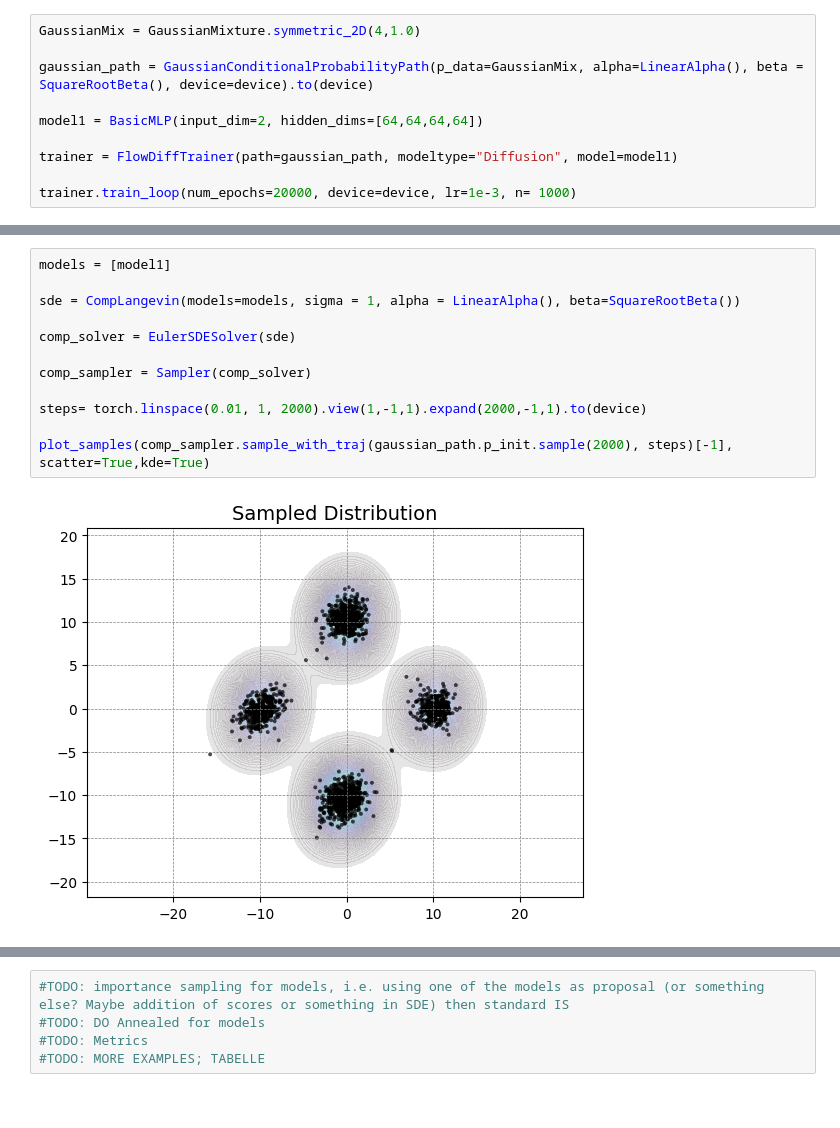
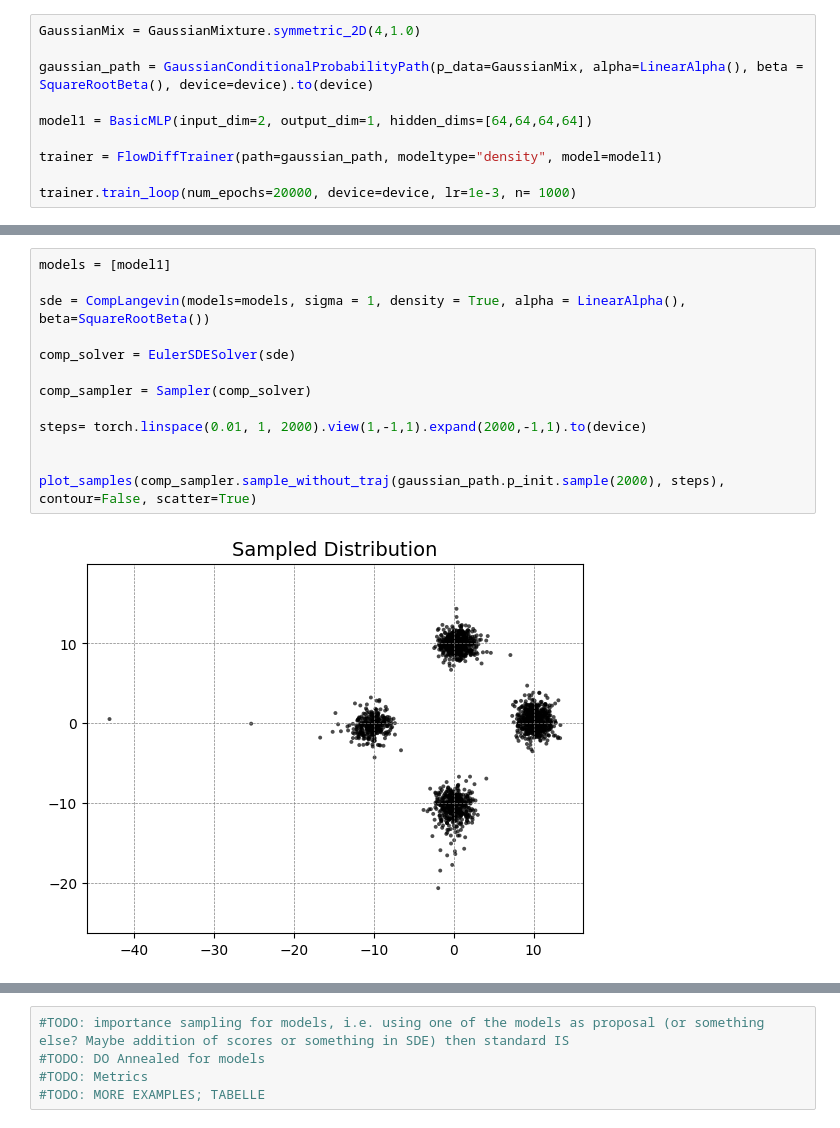
Before and after one commit to Mullerio/Compostional-Generative-Models, a Jupyter notebook: testBasic.ipynb, the cells around one changed output, grey strips where cells are left out. Saved outputs shown, nothing was run; the diff lists cells and outputs as text.

Commit message:
comp density stuff

```diff
--- a/testBasic.ipynb
+++ b/testBasic.ipynb
@@ -12,9 +18,9 @@ GaussianMix = GaussianMixture.symmetric_2D(4,1.0)
 
 gaussian_path = GaussianConditionalProbabilityPath(p_data=GaussianMix, alpha=LinearAlpha(), beta = SquareRootBeta(), device=device).to(device)
 
-model1 = BasicMLP(input_dim=2, hidden_dims=[64,64,64,64])
+model1 = BasicMLP(input_dim=2, output_dim=1, hidden_dims=[64,64,64,64])
 
-trainer = FlowDiffTrainer(path=gaussian_path, modeltype="Diffusion", model=model1)
+trainer = FlowDiffTrainer(path=gaussian_path, modeltype="density", model=model1)
 
 trainer.train_loop(num_epochs=20000, device=device, lr=1e-3, n= 1000)
 # %% [output]
@@ -111,17 +136,18 @@ plot_samples(comp_sampler.sample_without_traj(gaussian_path.p_init.sample(2000),
 # %%
 models = [model1]
 
-sde = CompLangevin(models=models, sigma = 1, alpha = LinearAlpha(), beta=SquareRootBeta())
+sde = CompLangevin(models=models, sigma = 1, density = True, alpha = LinearAlpha(), beta=SquareRootBeta())
 
 comp_solver = EulerSDESolver(sde)
 
 comp_sampler = Sampler(comp_solver)
 
 steps= torch.linspace(0.01, 1, 2000).view(1,-1,1).expand(2000,-1,1).to(device)
 
-plot_samples(comp_sampler.sample_with_traj(gaussian_path.p_init.sample(2000), steps)[-1], scatter=True,kde=True)
+
+plot_samples(comp_sampler.sample_without_traj(gaussian_path.p_init.sample(2000), steps), contour=False, scatter=True)
 # %% [output]
-[figure, old version]
+[figure, new version]
 # %%
 prod = ProductLogSample(densities=[GaussianMix, rec1], proposal_density=UnionLogSample(densities=[GaussianMix, rec1]))
 
```
Also changed, not shown: parts of 9 cells of this notebook, 5 other files.
